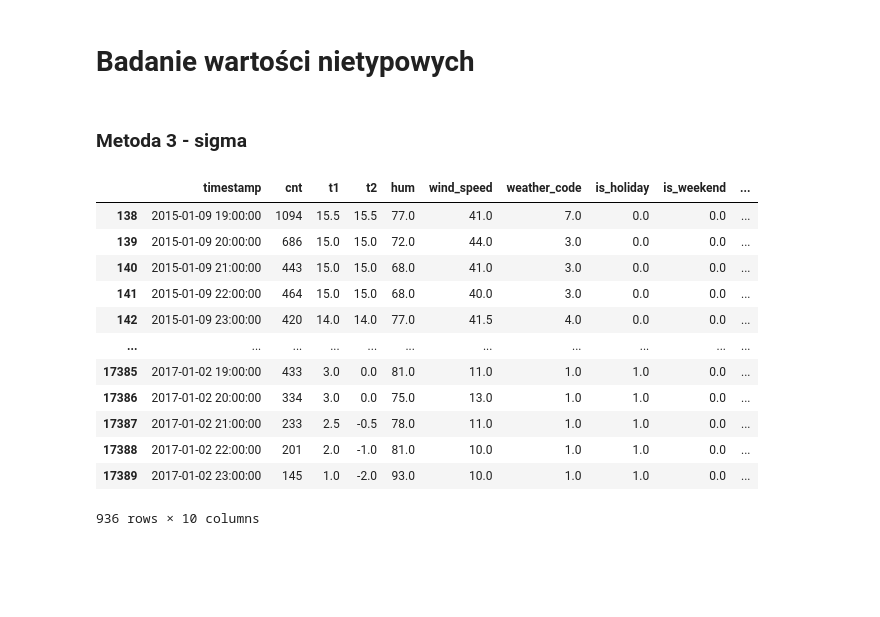
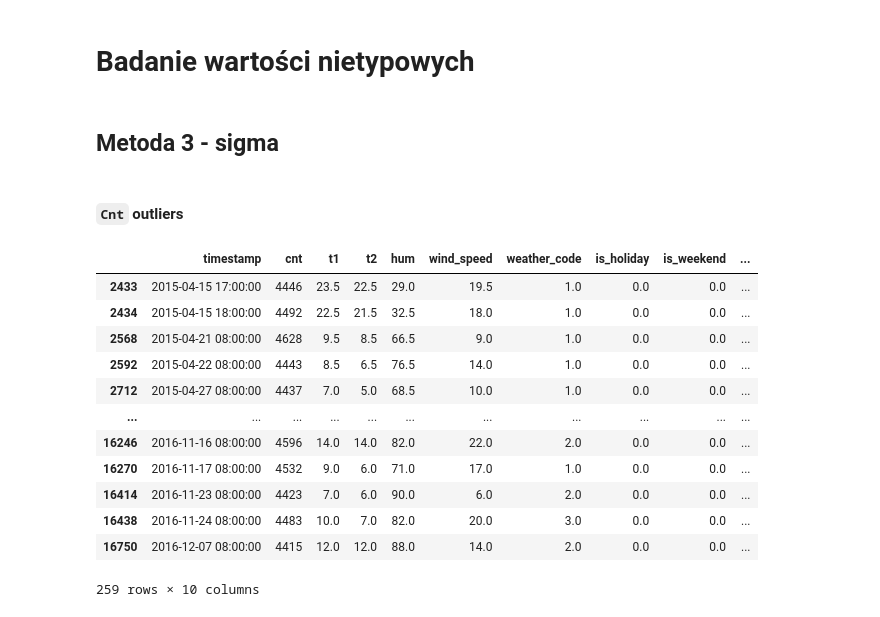
Before and after one commit to hubert-mazur/bike_sharing_data_exploration, a Jupyter notebook: project.ipynb, the cells around one changed output. Cells and saved outputs as stored; diff of their text form; code cells hidden in the pictures; blank space fills up the shorter version.

```diff
--- a/project.ipynb
+++ b/project.ipynb
@@ -116,26 +116,29 @@ Wstępne testy wykazały poprawność formalną danych, spełniają określone z
 # %% [markdown]
 # Badanie wartości nietypowych
 # %% [markdown]
-### Metoda 3 - sigma
+## Metoda 3 - sigma
 # %%
 outliers_3_score = np.where(
     np.abs(stats.zscore(dataset[dataset.keys().drop('timestamp')])) > 3)
-outliers_3_score
 
 outliered_dataset = dataset.iloc[outliers_3_score[0]]
 
-outliered_dataset
+sorted_outliers = sorted(zip(outliers_3_score[0], outliers_3_score[1]), key=lambda x: x[1])
-# %% [output]
-|  | timestamp | cnt | t1 | t2 | hum | wind_speed | weather_code | is_holiday | is_weekend | ... |
-| 138 | 2015-01-09 19:00:00 | 1094 | 15.5 | 15.5 | 77.0 | 41.0 | 7.0 | 0.0 | 0.0 | ... |
-| 139 | 2015-01-09 20:00:00 | 686 | 15.0 | 15.0 | 72.0 | 44.0 | 3.0 | 0.0 | 0.0 | ... |
-| 140 | 2015-01-09 21:00:00 | 443 | 15.0 | 15.0 | 68.0 | 41.0 | 3.0 | 0.0 | 0.0 | ... |
-| 141 | 2015-01-09 22:00:00 | 464 | 15.0 | 15.0 | 68.0 | 40.0 | 3.0 | 0.0 | 0.0 | ... |
-| 142 | 2015-01-09 23:00:00 | 420 | 14.0 | 14.0 | 77.0 | 41.5 | 4.0 | 0.0 | 0.0 | ... |
-| ... | ... | ... | ... | ... | ... | ... | ... | ... | ... | ... |
-| 17385 | 2017-01-02 19:00:00 | 433 | 3.0 | 0.0 | 81.0 | 11.0 | 1.0 | 1.0 | 0.0 | ... |
-| 17386 | 2017-01-02 20:00:00 | 334 | 3.0 | 0.0 | 75.0 | 13.0 | 1.0 | 1.0 | 0.0 | ... |
-| 17387 | 2017-01-02 21:00:00 | 233 | 2.5 | -0.5 | 78.0 | 11.0 | 1.0 | 1.0 | 0.0 | ... |
-| 17388 | 2017-01-02 22:00:00 | 201 | 2.0 | -1.0 | 81.0 | 10.0 | 1.0 | 1.0 | 0.0 | ... |
-| 17389 | 2017-01-02 23:00:00 | 145 | 1.0 | -2.0 | 93.0 | 10.0 | 1.0 | 1.0 | 0.0 | ... |
-936 rows × 10 columns
+# %% [markdown]
+#### `Cnt` outliers
+# %%
+dataset.iloc[list(map(lambda x: x[0],filter(lambda x: x[1] == 0, sorted_outliers)))]
+# %% [output]
+|  | timestamp | cnt | t1 | t2 | hum | wind_speed | weather_code | is_holiday | is_weekend | ... |
+| 2433 | 2015-04-15 17:00:00 | 4446 | 23.5 | 22.5 | 29.0 | 19.5 | 1.0 | 0.0 | 0.0 | ... |
+| 2434 | 2015-04-15 18:00:00 | 4492 | 22.5 | 21.5 | 32.5 | 18.0 | 1.0 | 0.0 | 0.0 | ... |
+| 2568 | 2015-04-21 08:00:00 | 4628 | 9.5 | 8.5 | 66.5 | 9.0 | 1.0 | 0.0 | 0.0 | ... |
+| 2592 | 2015-04-22 08:00:00 | 4443 | 8.5 | 6.5 | 76.5 | 14.0 | 1.0 | 0.0 | 0.0 | ... |
+| 2712 | 2015-04-27 08:00:00 | 4437 | 7.0 | 5.0 | 68.5 | 10.0 | 1.0 | 0.0 | 0.0 | ... |
+| ... | ... | ... | ... | ... | ... | ... | ... | ... | ... | ... |
+| 16246 | 2016-11-16 08:00:00 | 4596 | 14.0 | 14.0 | 82.0 | 22.0 | 2.0 | 0.0 | 0.0 | ... |
+| 16270 | 2016-11-17 08:00:00 | 4532 | 9.0 | 6.0 | 71.0 | 17.0 | 1.0 | 0.0 | 0.0 | ... |
+| 16414 | 2016-11-23 08:00:00 | 4423 | 7.0 | 6.0 | 90.0 | 6.0 | 2.0 | 0.0 | 0.0 | ... |
+| 16438 | 2016-11-24 08:00:00 | 4483 | 10.0 | 7.0 | 82.0 | 20.0 | 3.0 | 0.0 | 0.0 | ... |
+| 16750 | 2016-12-07 08:00:00 | 4415 | 12.0 | 12.0 | 88.0 | 14.0 | 2.0 | 0.0 | 0.0 | ... |
+259 rows × 10 columns
```
Also changed, not shown: parts of 10 cells of this notebook.
